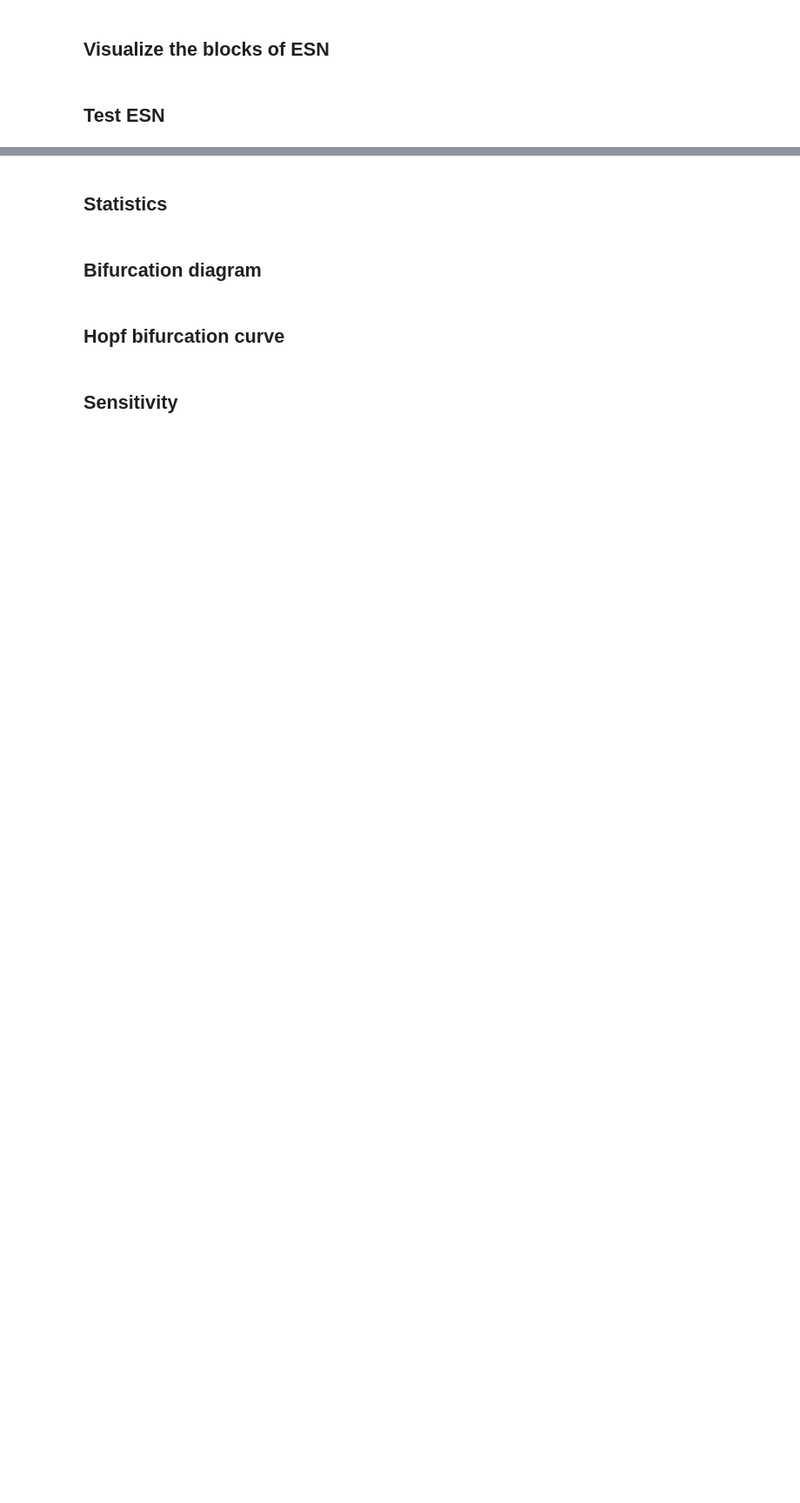
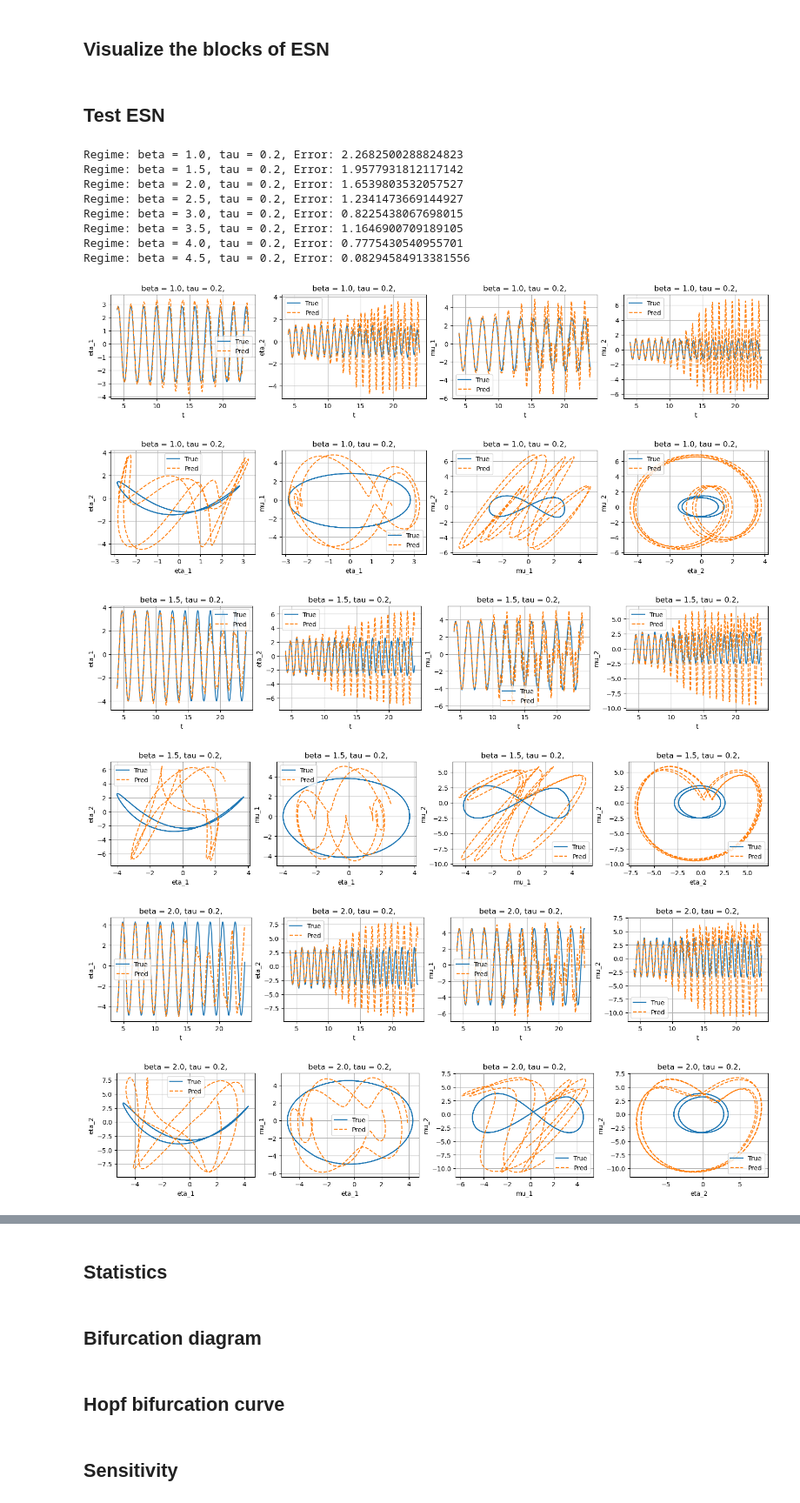
Before and after one commit to MagriLab/Adjoint-ESN, a Jupyter notebook: src/run_rijke.ipynb, the cells around one changed output, grey strips where cells are left out. Shown at 87% size. Cells and saved outputs as stored; diff of their text form; code cells hidden in the pictures; blank space fills up the shorter version.

```diff
--- a/src/run_rijke.ipynb
+++ b/src/run_rijke.ipynb
@@ -33,7 +33,7 @@ sim_dt = 1e-3
 data_dir=Path('..\data')
 
 # which regimes to use for training and validation
-INIT_beta_list = np.arange(1.0,5.5,0.5)
+INIT_beta_list = np.arange(1.0,6.0,1.0)
 INIT_tau_list = [0.2]
 train_param_list = pp.make_param_mesh([INIT_beta_list,INIT_tau_list])
 
@@ -154,10 +154,10 @@ for i in range(len(grid_range)):
         grid_range[i][j] = scaler(grid_range[i][j])
 
 N_washout = int(np.round(washout_time/network_dt))
-fold_time = 8
+fold_time = 4
 N_val = int(np.round(fold_time/network_dt))
 N_transient = 0
-reservoir_size = 1200
+reservoir_size = 300
 connectivity = 3
 ESN_dict = {'reservoir_size': reservoir_size,
             'dimension' : dim,
@@ -174,11 +174,12 @@ ESN_dict = {'reservoir_size': reservoir_size,
             'parameter_normalization': [np.array([0.0]),np.array([1.0])],
             'r2_mode': False,
             'input_weights_mode': "sparse_grouped",
+            'reservoir_weights_mode': "erdos_renyi2",
             'input_only_mode': False,
             'tikhonov': 1e-1,
             }
 min_dict = validate_v2(grid_range,hyp_param_names,hyp_param_scales,
-    n_calls = 20, n_initial_points = 10,
+    n_calls = 2, n_initial_points = 1,
     ESN_dict = ESN_dict, ESN_type = "standard",
     U_washout_train = DATA["train"]["u_washout"],
     U_train = DATA["train"]["u"],
@@ -263,7 +302,7 @@ vis_rijke.visualize_acoustics(my_ESN)
 # %%
 sim_time = 300
 loop_times = [20]
-beta_list = np.arange(1.2,5.7,0.5)
+beta_list = np.arange(1.0,5.0,0.5)
 tau_list = [0.2]
 plt_idx = [eOutputVar.eta_1,eOutputVar.eta_2,eOutputVar.mu_1,eOutputVar.mu_2]
 plt_idx_pairs = [[eOutputVar.eta_1,eOutputVar.eta_2],
@@ -298,30 +337,45 @@ for p_idx, p in enumerate(p_list):
         _, y_pred = my_ESN.closed_loop_with_washout(U_washout=data[loop_name]["u_washout"],
                                                     N_t=len(data[loop_name]["u"]),
                                                     P_washout=data[loop_name]["p_washout"],
                                                     P=data[loop_name]["p"])
         y_pred = y_pred[1:]
         regime_str = f"beta = {p_list[p_idx][eParam.beta]}, tau = {p_list[p_idx][eParam.tau]},"
 
         plt.figure(figsize = (15,3),constrained_layout=True)
         for j, k in enumerate(plt_idx):
             plt.subplot(1,len(plt_idx),j+1)
             vis.plot_lines(data[loop_name]["t"],data[loop_name]["y"][:,k],y_pred[:,k],
                        title=regime_str,
                        xlabel='t',
                        ylabel=k.name,
                        linestyle=['-','--'],
                        legend=['True','Pred'])
 
         plt.figure(figsize = (15,3),constrained_layout=True)
         for j, k in enumerate(plt_idx_pairs):
             plt.subplot(1,len(plt_idx),j+1)
             vis.plot_phase_space(data[loop_name]["y"][-phase_space_steps:],
                              y_pred[-phase_space_steps:],
                              idx_pair=k,
                              title=regime_str,
                              linestyle=['-','--'],
                              legend=['True','Pred'])
             plt.xlabel(k[0].name)
             plt.ylabel(k[1].name)
 
         print('Regime:',regime_str,'Error:', error_measure(data[loop_name]["y"],y_pred))
+# %% [output]
+Regime: beta = 1.0, tau = 0.2, Error: 2.2682500288824823
+Regime: beta = 1.5, tau = 0.2, Error: 1.9577931812117142
+Regime: beta = 2.0, tau = 0.2, Error: 1.6539803532057527
+Regime: beta = 2.5, tau = 0.2, Error: 1.2341473669144927
+Regime: beta = 3.0, tau = 0.2, Error: 0.8225438067698015
+Regime: beta = 3.5, tau = 0.2, Error: 1.1646900709189105
+Regime: beta = 4.0, tau = 0.2, Error: 0.7775430540955701
+Regime: beta = 4.5, tau = 0.2, Error: 0.08294584913381556
+[figure, added]
+[figure, added]
+[figure, added]
+[figure, added]
+[figure, added]
+[figure, added]
```
Also changed, not shown: parts of 3 cells of this notebook, 6 other files.
